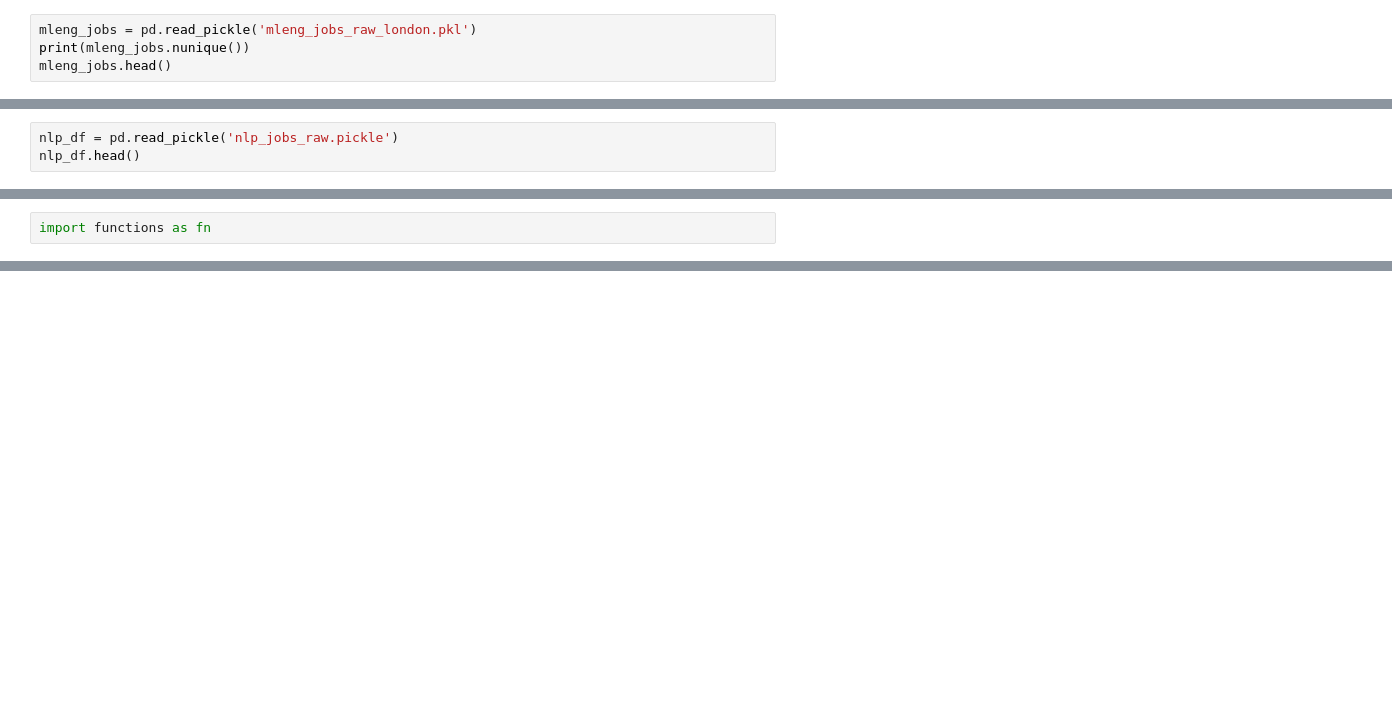
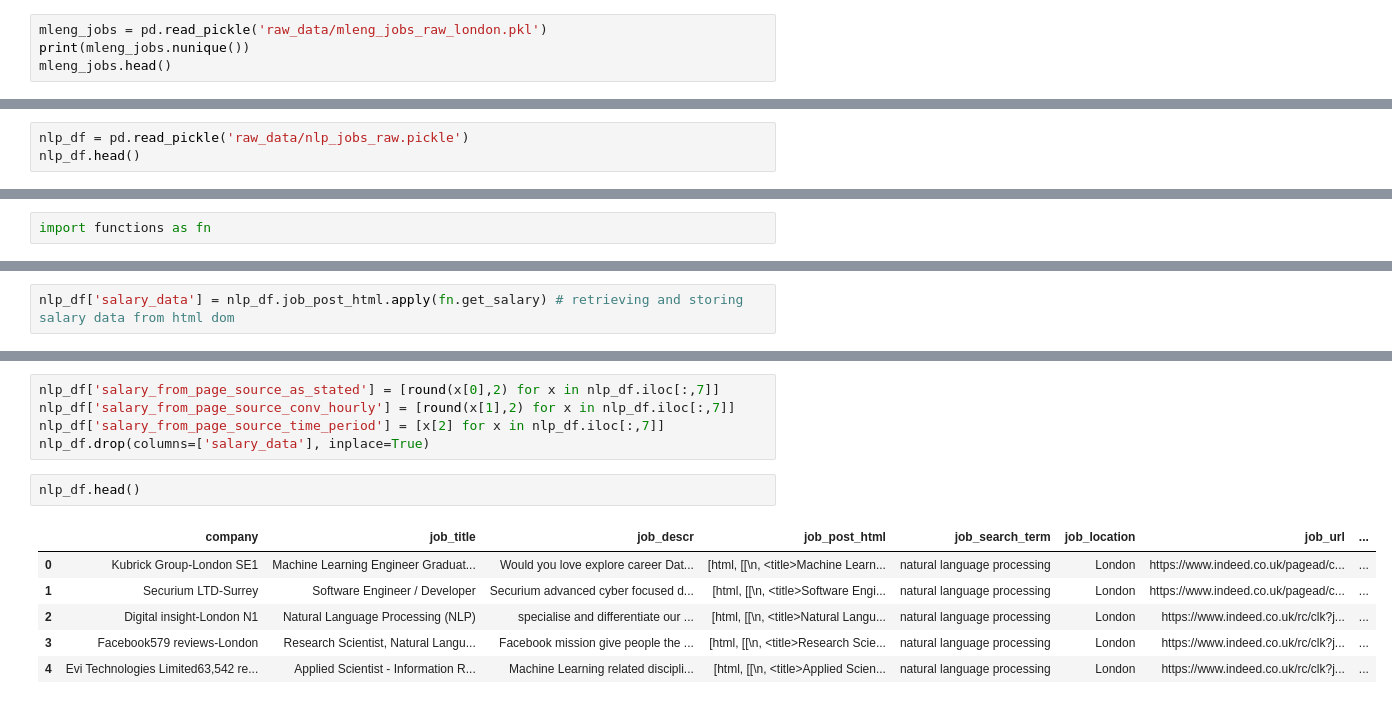
Before and after one commit to Ioana-P/MLEng_vs_DScientist_analysis, a Jupyter notebook: 4b. Data_preprocessing.ipynb, the cells around one changed output, grey strips where cells are left out. Saved outputs shown, nothing was run; the diff lists cells and outputs as text; blank space fills up the shorter version.

Commit message:
preprocessed nlp data; fig: visuals placed in fig; raw data filed

```diff
--- a/4b. Data_preprocessing.ipynb
+++ b/4b. Data_preprocessing.ipynb
@@ -179,7 +181,7 @@ plot_freqdist_from_series(ds_jobs.job_descr, tokenizer, stop_words_list=set(stop
 # %% [markdown]
 Ok, so with this distribution in mind it seems that we're getting much, much cleaner data and our tokenizer seems to have parsed through a lot of potential rubbish. A good question would be whether we want to include 'data' or not. For the purpose of comparing later to the ML Eng data, let's keep it in. We will now explore the ML Eng data similarly.
 # %%
-mleng_jobs = pd.read_pickle('mleng_jobs_raw_london.pkl')
+mleng_jobs = pd.read_pickle('raw_data/mleng_jobs_raw_london.pkl')
 print(mleng_jobs.nunique())
 mleng_jobs.head()
 # %% [output]
@@ -918,5 +927,5 @@ merged_jobs_final.to_csv('jobs.csv')
 # %%
-nlp_df = pd.read_pickle('nlp_jobs_raw.pickle')
+nlp_df = pd.read_pickle('raw_data/nlp_jobs_raw.pickle')
 nlp_df.head()
 # %% [output]
 |  | company | job_title | job_descr | job_post_html | job_search_term | job_location | job_url |
@@ -933,0 +943,2 @@ NameError: name 'lemmy' is not defined
+# %%
+nlp_df['salary_data'] = nlp_df.job_post_html.apply(fn.get_salary) # retrieving and storing salary data from html dom
@@ -933,0 +960,14 @@ NameError: name 'lemmy' is not defined
+# %%
+nlp_df['salary_from_page_source_as_stated'] = [round(x[0],2) for x in nlp_df.iloc[:,7]]
+nlp_df['salary_from_page_source_conv_hourly'] = [round(x[1],2) for x in nlp_df.iloc[:,7]]
+nlp_df['salary_from_page_source_time_period'] = [x[2] for x in nlp_df.iloc[:,7]]
+nlp_df.drop(columns=['salary_data'], inplace=True)
+# %%
+nlp_df.head()
+# %% [output]
+|  | company | job_title | job_descr | job_post_html | job_search_term | job_location | job_url | ... |
+| 0 | Kubrick Group-London SE1 | Machine Learning Engineer Graduat... | Would you love explore career Dat... | [html, [[\n, <title>Machine Learn... | natural language processing | London | https://www.indeed.co.uk/pagead/c... | ... |
+| 1 | Securium LTD-Surrey | Software Engineer / Developer | Securium advanced cyber focused d... | [html, [[\n, <title>Software Engi... | natural language processing | London | https://www.indeed.co.uk/pagead/c... | ... |
+| 2 | Digital insight-London N1 | Natural Language Processing (NLP) | specialise and differentiate our ... | [html, [[\n, <title>Natural Langu... | natural language processing | London | https://www.indeed.co.uk/rc/clk?j... | ... |
+| 3 | Facebook579 reviews-London | Research Scientist, Natural Langu... | Facebook mission give people the ... | [html, [[\n, <title>Research Scie... | natural language processing | London | https://www.indeed.co.uk/rc/clk?j... | ... |
+| 4 | Evi Technologies Limited63,542 re... | Applied Scientist - Information R... | Machine Learning related discipli... | [html, [[\n, <title>Applied Scien... | natural language processing | London | https://www.indeed.co.uk/rc/clk?j... | ... |
```
Also changed, not shown: parts of 22 cells of this notebook, 8 other files.
